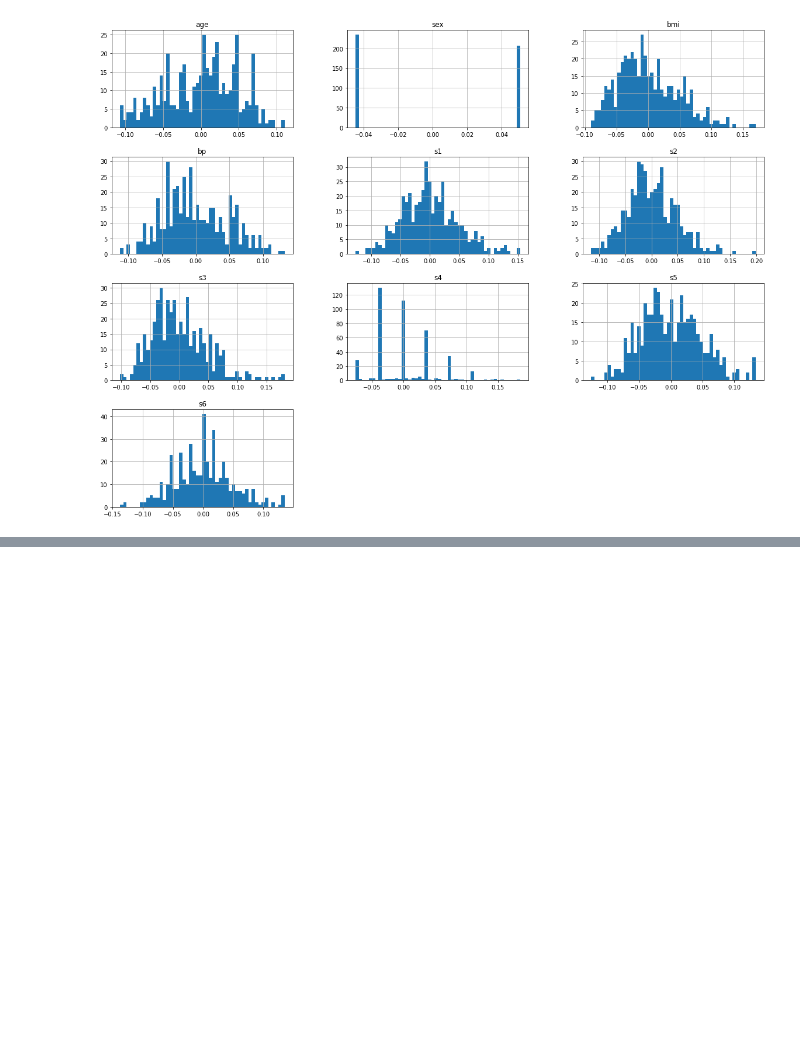
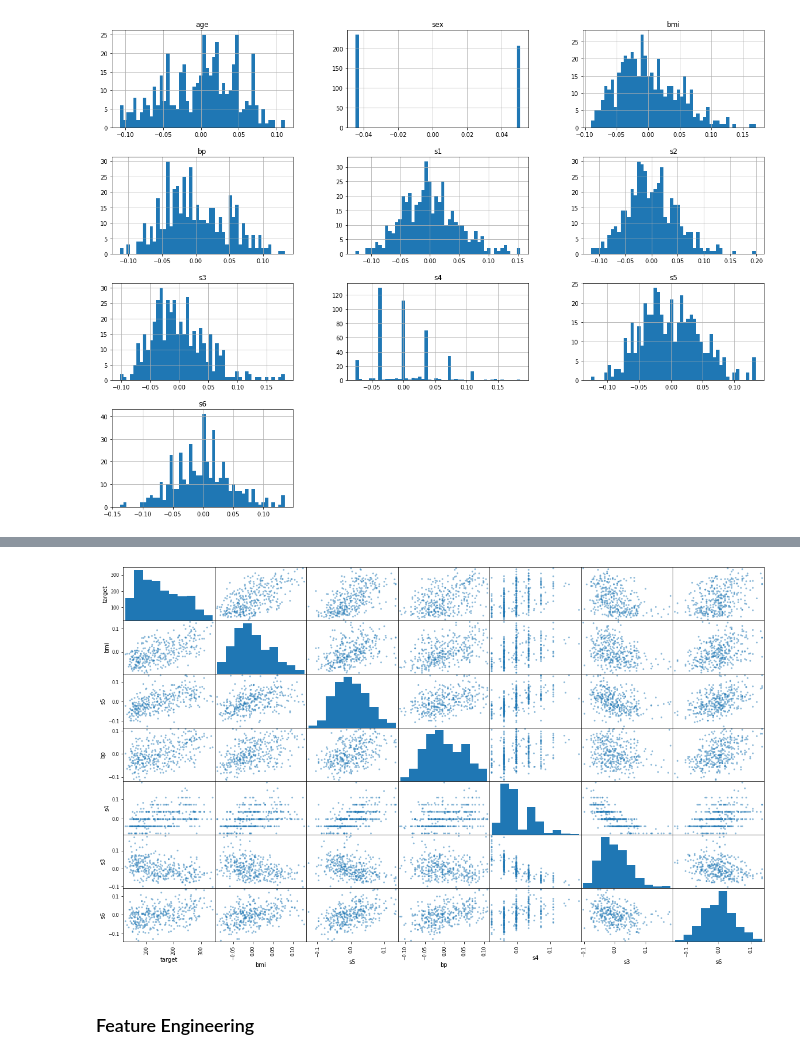
Before and after one commit to leej11/sklearn-diabetes, a Jupyter notebook: diabetes_regression.ipynb, the cells around one changed output, grey strips where cells are left out. Cells and saved outputs as stored; diff of their text form; code cells hidden in the pictures; blank space fills up the shorter version.

```diff
--- a/diabetes_regression.ipynb
+++ b/diabetes_regression.ipynb
@@ -103,0 +206,25 @@ array([151.,  75., 141., 206., 135.,  97., 138.,  63., 110., 310., 101.,
+# %%
+def create_scatter_matrix_for_top_n_corr_vars(df, top_n=5):
+    """
+    Takes in a dataframe and produces a scatter matrix for the top 'n'
+    highest correlated variables with the 'target'.
+
+    Function assumes target is named 'target'.
+    """
+
+    corr_matrix = df.corr()
+
+    # Extract the correlation matrix for the 'target'
+    target_corr_df = pd.DataFrame(corr_matrix["target"].sort_values(ascending=False))
+
+    # Apply absolute(), because we can have strong negative correlations and extract
+    # top n features for plotting
+    top_n_feature_names = target_correlation.abs().nlargest(top_n, 'target').index.values.tolist()
+
+    scatter_matrix(df[top_n_feature_names], figsize=(20,12))
+# %%
+create_scatter_matrix_for_top_n_corr_vars(diabetes_explore, 7)
+# %% [output]
+[figure, added]
+# %% [markdown]
+### Feature Engineering
```
Also changed, not shown: parts of 55 cells of this notebook.
